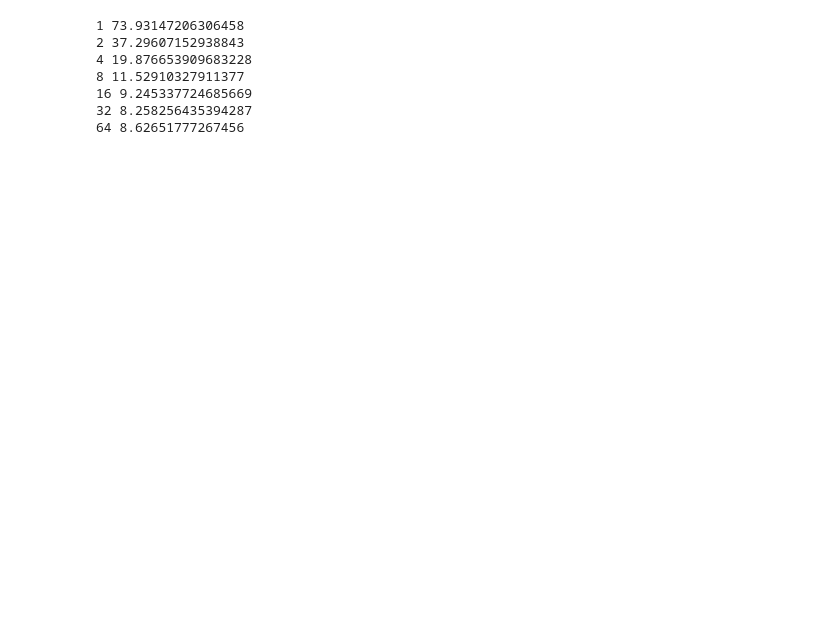
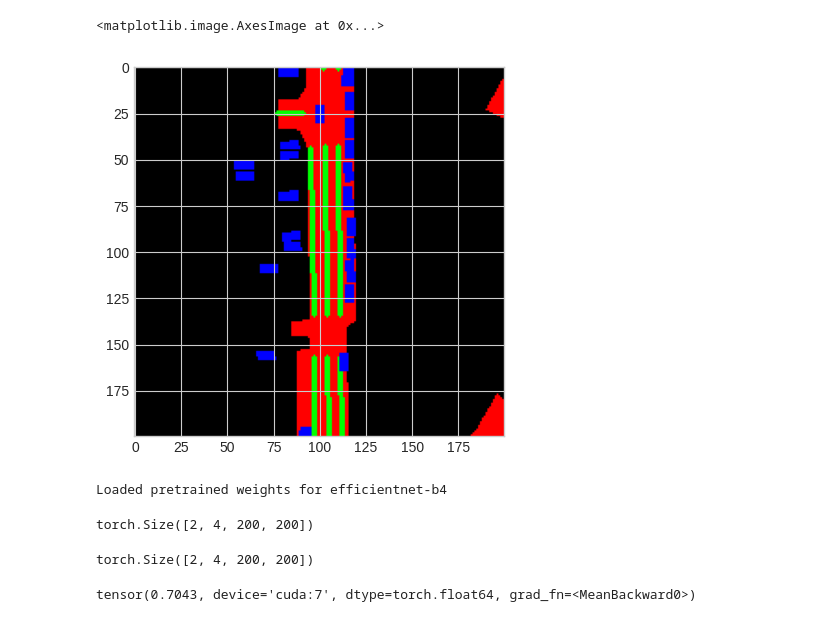
Before and after one commit to linlin-yu/ubev-UDMKDD, a Jupyter notebook: notebooks/test.ipynb, the cells around one changed output. Cells and saved outputs as stored; diff of their text form; code cells hidden in the pictures; blank space fills up the shorter version.

Commit message:
implemented partiall functional focal loss. NaN problem for UCE loss, lower performance for ce

```diff
--- a/notebooks/test.ipynb
+++ b/notebooks/test.ipynb
@@ -15,20 +23,4 @@ num_workers = [1, 2, 4, 8, 16, 32, 64]
-# %%
-split = 'mini'
-DATAROOT = "../../data/nuscenes"
-
-for workers in num_workers:
-    tl, vl = compile_data(split, DATAROOT, num_workers=workers, batch_size=32)
-    t_0 = time()
-
-    for _, _, _, _ in tl:
-        pass
-
-    print(workers, time() - t_0)
-# %% [output]
-1 73.93147206306458
-2 37.29607152938843
-4 19.876653909683228
-8 11.52910327911377
-16 9.245337724685669
-32 8.258256435394287
-64 8.62651777267456
+# %%
+tl, vl = compile_data(split, DATAROOT, num_workers=32, batch_size=2)
+# %%
+images, intrinsics, extrinsics, labels = tl.dataset[100]
@@ -34,0 +31,18 @@ for workers in num_workers:
+# %%
+plt.imshow(map_rgb(torch.tensor(labels)) / 255)
+# %% [output]
+<matplotlib.image.AxesImage at 0x...>
+[figure, added]
+# %%
+model = Baseline([7], loss_type='focal')
+model.load(torch.load("../nuscenes/fiery_baseline/9.pt"))
+# %% [output]
+Loaded pretrained weights for efficientnet-b4
+# %%
+for images, intrinsics, extrinsics, labels in vl:
+    print(labels.shape)
+    break
+
+outs = model(images, intrinsics, extrinsics)
+# %% [output]
+torch.Size([2, 4, 200, 200])
@@ -34,0 +51,6 @@ for workers in num_workers:
+# %%
+model.loss_type = 'focal'
+model.loss(outs, labels.to(7))
+# %% [output]
+torch.Size([2, 4, 200, 200])
+tensor(0.7043, device='cuda:7', dtype=torch.float64, grad_fn=<MeanBackward0>)
```
Also changed, not shown: parts of 14 cells of this notebook, 19 other files.
